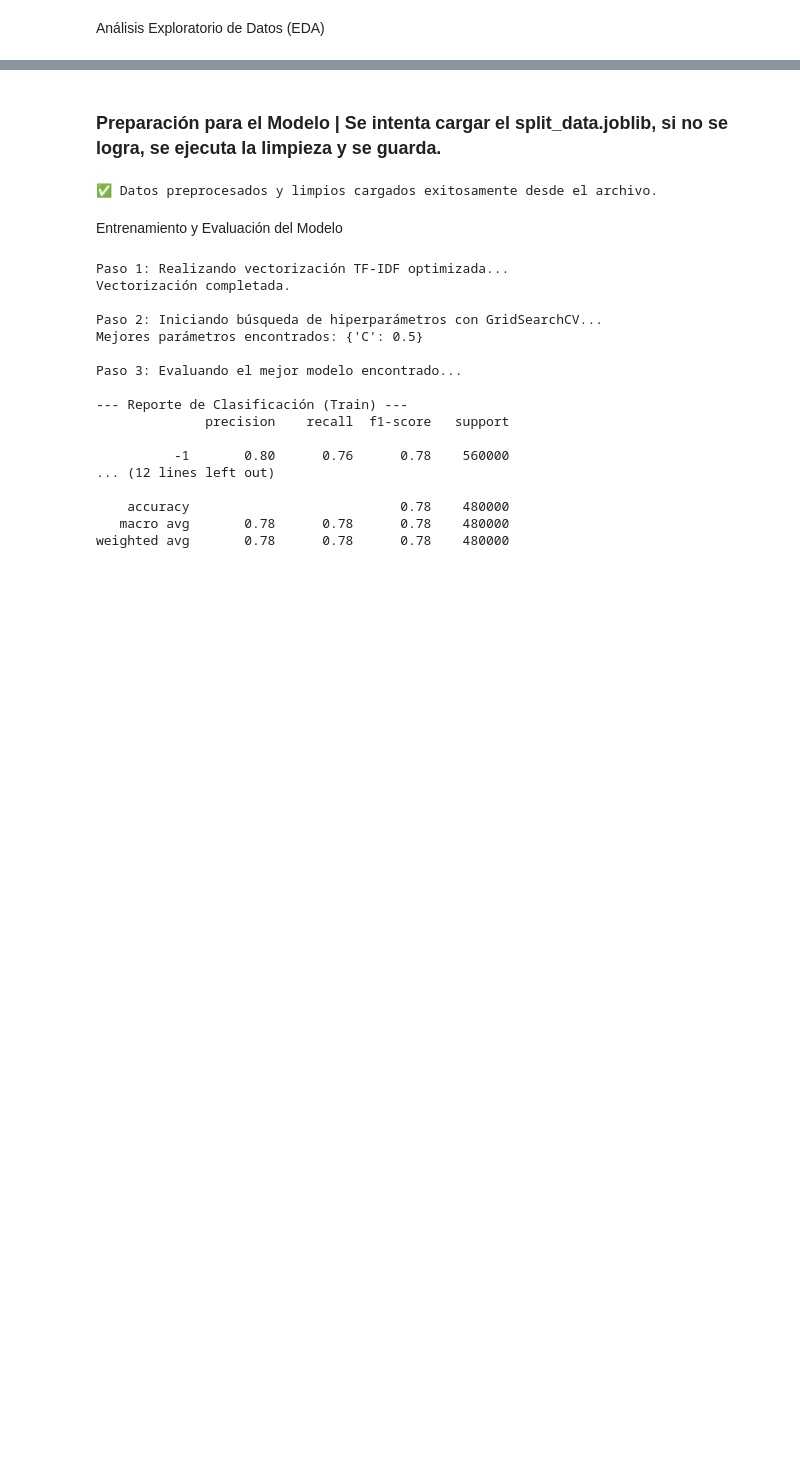
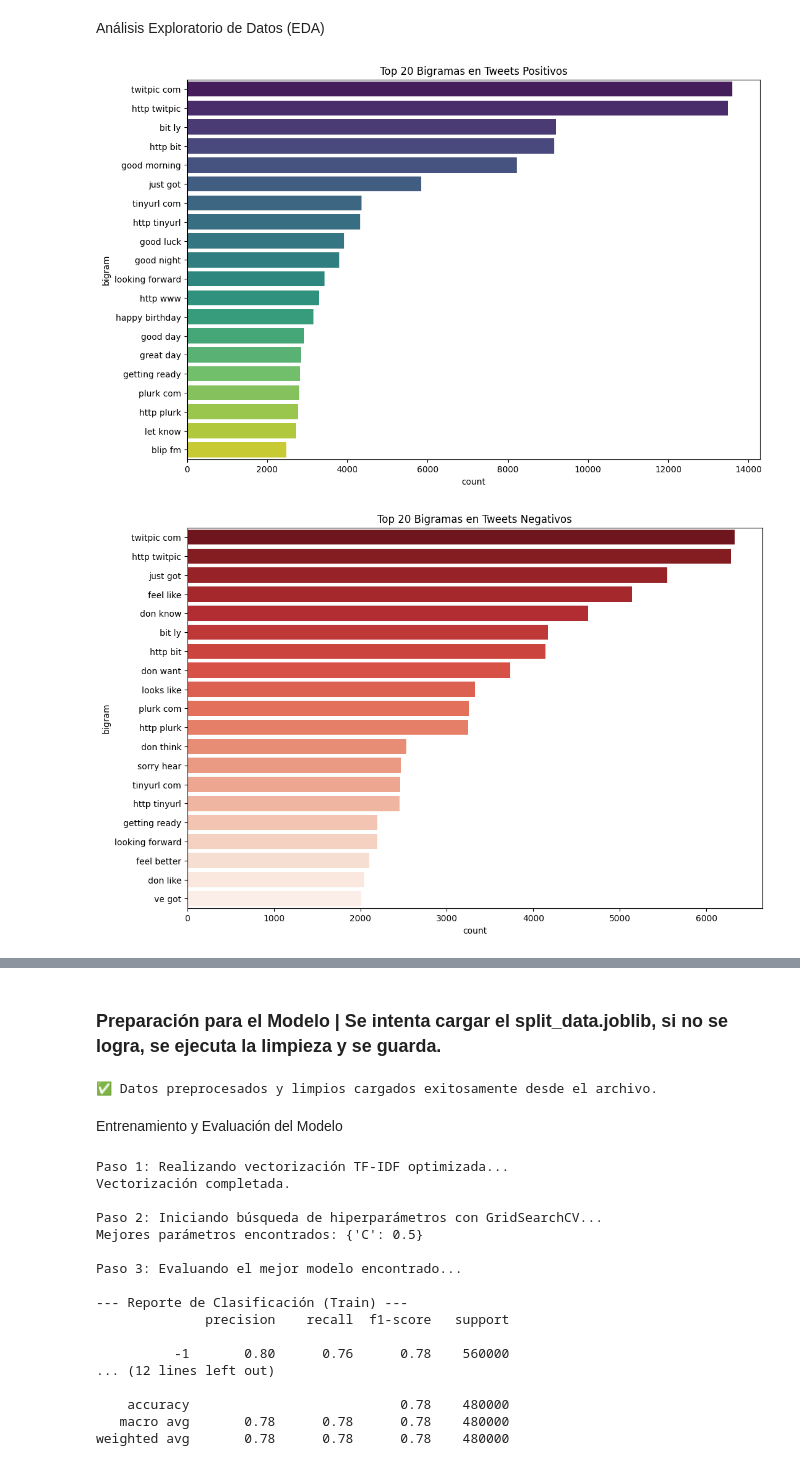
Before and after one commit to Schimizzi/TP3UP_sentiment_prediction, a Jupyter notebook: modelo_TF-IDF_sent_v2.3.ipynb, the cells around one changed output, grey strips where cells are left out. Drawn from its saved outputs; the diff is of its cells as text; code cells hidden in the pictures; blank space fills up the shorter version.

Commit message:
bigrams

```diff
--- a/modelo_TF-IDF_sent_v2.3.ipynb
+++ b/modelo_TF-IDF_sent_v2.3.ipynb
@@ -99,3 +103,40 @@ Positive    800000
 Name: count, dtype: int64
 # %% [markdown]
 Análisis Exploratorio de Datos (EDA)
+# %%
+# Definición de la función (esta es la parte que faltaba)
+def get_top_ngrams(corpus, ngram_range=(2, 2), top_n=20):
+    # Función para obtener y contar los N-gramas más comunes en un corpus de texto.
+    vec = CountVectorizer(ngram_range=ngram_range, stop_words='english').fit(corpus)
+    bag_of_words = vec.transform(corpus)
+    sum_words = bag_of_words.sum(axis=0)
+    words_freq = [(word, sum_words[0, idx]) for word, idx in vec.vocabulary_.items()]
+    words_freq = sorted(words_freq, key = lambda x: x[1], reverse=True)
+    return words_freq[:top_n]
+
+# El código que utiliza la función
+if 'df_copy' in locals():
+    # Obtener los textos positivos y negativos
+    positive_tweets = df_copy[df_copy['Sentiment'] == 'Positive']['Text']
+    negative_tweets = df_copy[df_copy['Sentiment'] == 'Negative']['Text']
+
+    # Obtener y graficar los 20 bigramas más comunes en tuits positivos
+    top_pos_bigrams = get_top_ngrams(positive_tweets, ngram_range=(2, 2), top_n=20)
+    df_pos_bigrams = pd.DataFrame(top_pos_bigrams, columns=['bigram', 'count'])
+
+    plt.figure(figsize=(12, 8))
+    sns.barplot(x='count', y='bigram', data=df_pos_bigrams, palette='viridis', hue='bigram', legend=False)
+    plt.title('Top 20 Bigramas en Tweets Positivos')
+    plt.show()
+
+    # Obtener y graficar los 20 bigramas más comunes en tuits negativos
+    top_neg_bigrams = get_top_ngrams(negative_tweets, ngram_range=(2, 2), top_n=20)
+    df_neg_bigrams = pd.DataFrame(top_neg_bigrams, columns=['bigram', 'count'])
+
+    plt.figure(figsize=(12, 8))
+    sns.barplot(x='count', y='bigram', data=df_neg_bigrams, palette='Reds_r', hue='bigram', legend=False)
+    plt.title('Top 20 Bigramas en Tweets Negativos')
+    plt.show()
+# %% [output]
+[figure, added]
+[figure, added]
```
Also changed, not shown: parts of 6 cells of this notebook, 1 other file.
